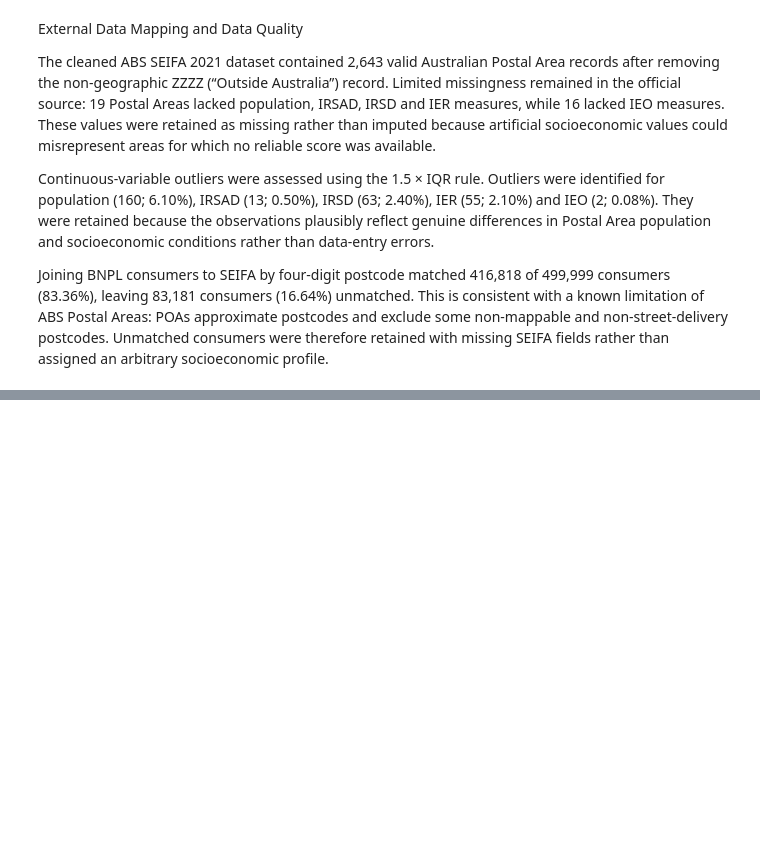
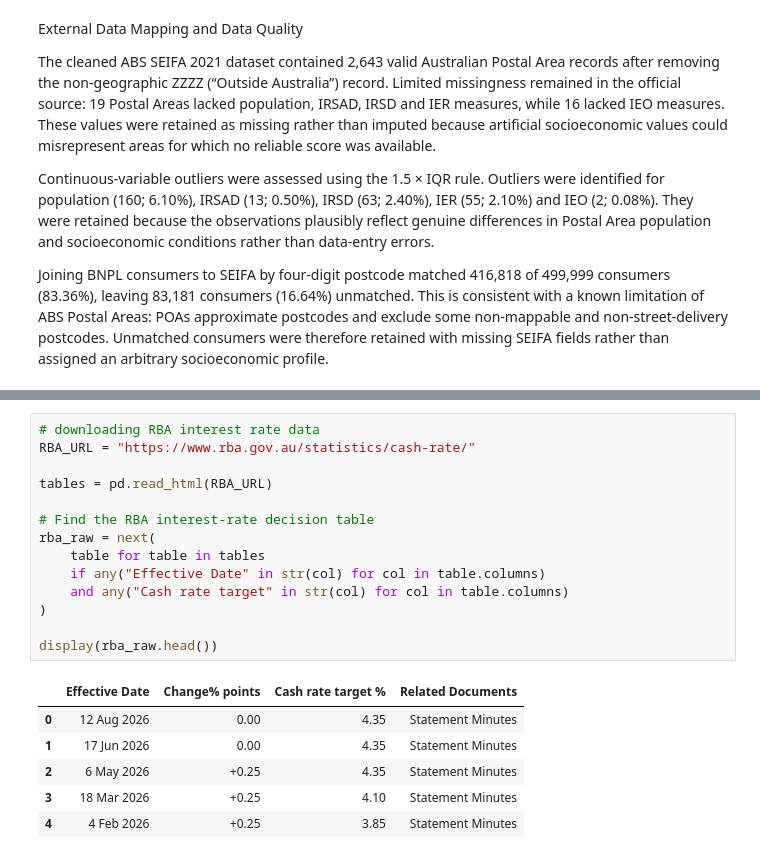
Before and after one commit to cat-vg19/project-2-group-buy-now-pay-later-industry-project-21, a Jupyter notebook: notebooks/externaldataset1.ipynb, the cells around one changed output, grey strips where cells are left out. Cells and saved outputs as stored; diff of their text form; blank space fills up the shorter version.

```diff
--- a/notebooks/externaldataset1.ipynb
+++ b/notebooks/externaldataset1.ipynb
@@ -508,0 +517,21 @@ Joining BNPL consumers to SEIFA by four-digit postcode matched 416,818 of 499,99
+# %%
+# downloading RBA interest rate data
+RBA_URL = "https://www.rba.gov.au/statistics/cash-rate/"
+
+tables = pd.read_html(RBA_URL)
+
+# Find the RBA interest-rate decision table
+rba_raw = next(
+    table for table in tables
+    if any("Effective Date" in str(col) for col in table.columns)
+    and any("Cash rate target" in str(col) for col in table.columns)
+)
+
+display(rba_raw.head())
+# %% [output]
+|  | Effective Date | Change% points | Cash rate target % | Related Documents |
+| 0 | 12 Aug 2026 | 0.00 | 4.35 | Statement Minutes |
+| 1 | 17 Jun 2026 | 0.00 | 4.35 | Statement Minutes |
+| 2 | 6 May 2026 | +0.25 | 4.35 | Statement Minutes |
+| 3 | 18 Mar 2026 | +0.25 | 4.10 | Statement Minutes |
+| 4 | 4 Feb 2026 | +0.25 | 3.85 | Statement Minutes |
```
Also changed, not shown: parts of 9 cells of this notebook, 1 other file.
